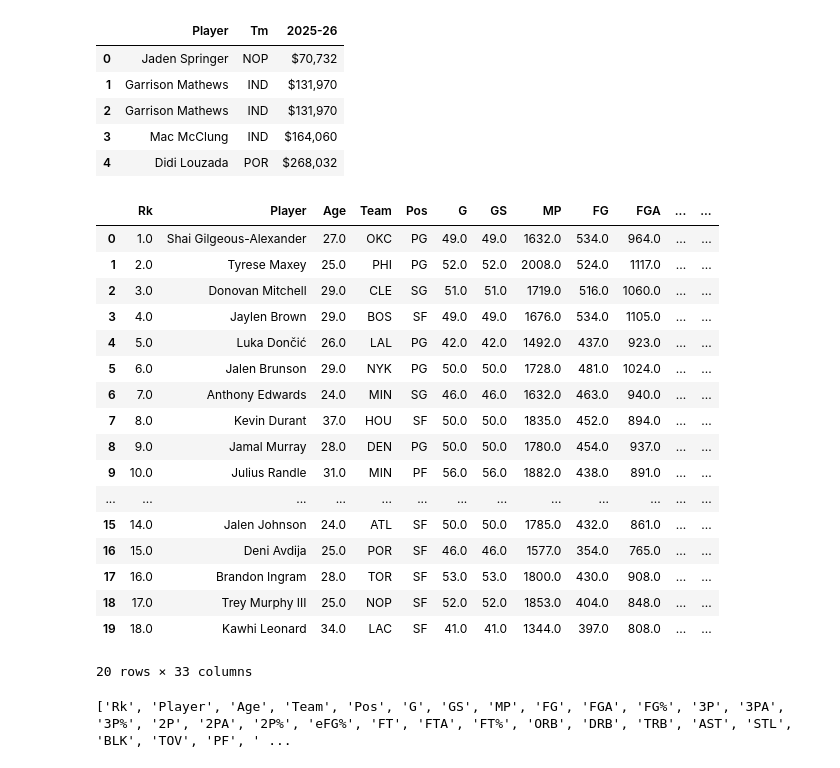
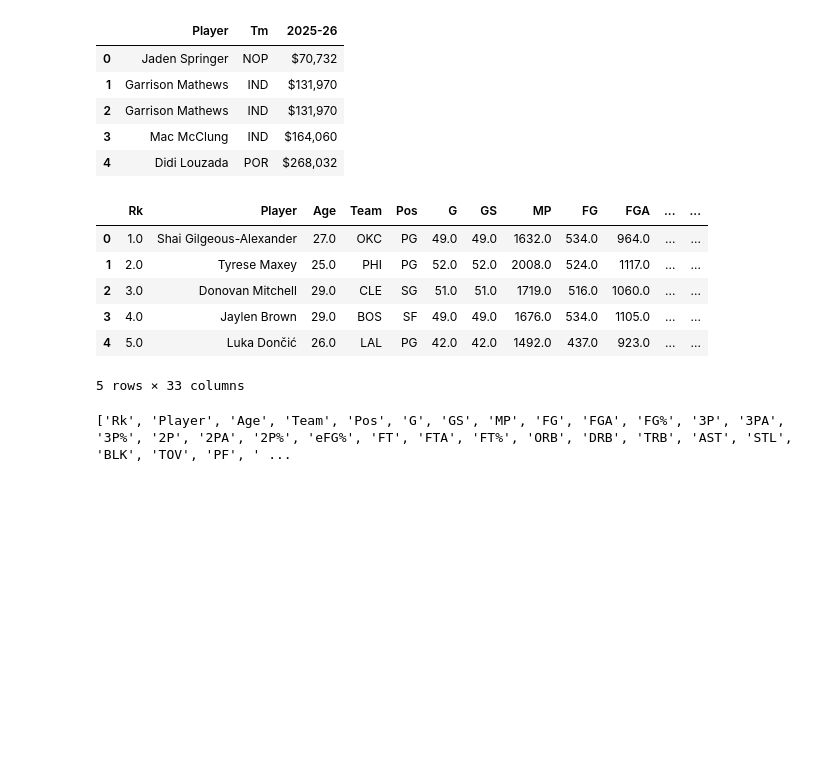
Before and after one commit to toby-draper/week_6, a Jupyter notebook: Lab-Clustering.ipynb, the cells around one changed output. Drawn from its saved outputs; the diff is of its cells as text; code cells hidden in the pictures; blank space fills up the shorter version.

```diff
--- a/Lab-Clustering.ipynb
+++ b/Lab-Clustering.ipynb
@@ -56,28 +56,17 @@ nba_salaries.head()
 # %%
 # load in and examine dataframe 2
 nba_stats_old = pd.read_csv(
     'nba_2025.txt',
     sep=',')
-nba_stats_old.head(20)
+nba_stats_old.head(5)
 # %% [output]
 |  | Rk | Player | Age | Team | Pos | G | GS | MP | FG | FGA | ... | ... |
 | 0 | 1.0 | Shai Gilgeous-Alexander | 27.0 | OKC | PG | 49.0 | 49.0 | 1632.0 | 534.0 | 964.0 | ... | ... |
 | 1 | 2.0 | Tyrese Maxey | 25.0 | PHI | PG | 52.0 | 52.0 | 2008.0 | 524.0 | 1117.0 | ... | ... |
 | 2 | 3.0 | Donovan Mitchell | 29.0 | CLE | SG | 51.0 | 51.0 | 1719.0 | 516.0 | 1060.0 | ... | ... |
 | 3 | 4.0 | Jaylen Brown | 29.0 | BOS | SF | 49.0 | 49.0 | 1676.0 | 534.0 | 1105.0 | ... | ... |
 | 4 | 5.0 | Luka Dončić | 26.0 | LAL | PG | 42.0 | 42.0 | 1492.0 | 437.0 | 923.0 | ... | ... |
-| 5 | 6.0 | Jalen Brunson | 29.0 | NYK | PG | 50.0 | 50.0 | 1728.0 | 481.0 | 1024.0 | ... | ... |
-| 6 | 7.0 | Anthony Edwards | 24.0 | MIN | SG | 46.0 | 46.0 | 1632.0 | 463.0 | 940.0 | ... | ... |
-| 7 | 8.0 | Kevin Durant | 37.0 | HOU | SF | 50.0 | 50.0 | 1835.0 | 452.0 | 894.0 | ... | ... |
-| 8 | 9.0 | Jamal Murray | 28.0 | DEN | PG | 50.0 | 50.0 | 1780.0 | 454.0 | 937.0 | ... | ... |
-| 9 | 10.0 | Julius Randle | 31.0 | MIN | PF | 56.0 | 56.0 | 1882.0 | 438.0 | 891.0 | ... | ... |
-| ... | ... | ... | ... | ... | ... | ... | ... | ... | ... | ... | ... | ... |
-| 15 | 14.0 | Jalen Johnson | 24.0 | ATL | SF | 50.0 | 50.0 | 1785.0 | 432.0 | 861.0 | ... | ... |
-| 16 | 15.0 | Deni Avdija | 25.0 | POR | SF | 46.0 | 46.0 | 1577.0 | 354.0 | 765.0 | ... | ... |
-| 17 | 16.0 | Brandon Ingram | 28.0 | TOR | SF | 53.0 | 53.0 | 1800.0 | 430.0 | 908.0 | ... | ... |
-| 18 | 17.0 | Trey Murphy III | 25.0 | NOP | SF | 52.0 | 52.0 | 1853.0 | 404.0 | 848.0 | ... | ... |
-| 19 | 18.0 | Kawhi Leonard | 34.0 | LAC | SF | 41.0 | 41.0 | 1344.0 | 397.0 | 808.0 | ... | ... |
-20 rows × 33 columns
+5 rows × 33 columns
 # %%
 #Drop unneeded variables
 y_stats = nba_stats_old.columns.to_list()
```
Also changed, not shown: parts of 2 cells of this notebook, 1 other file.
